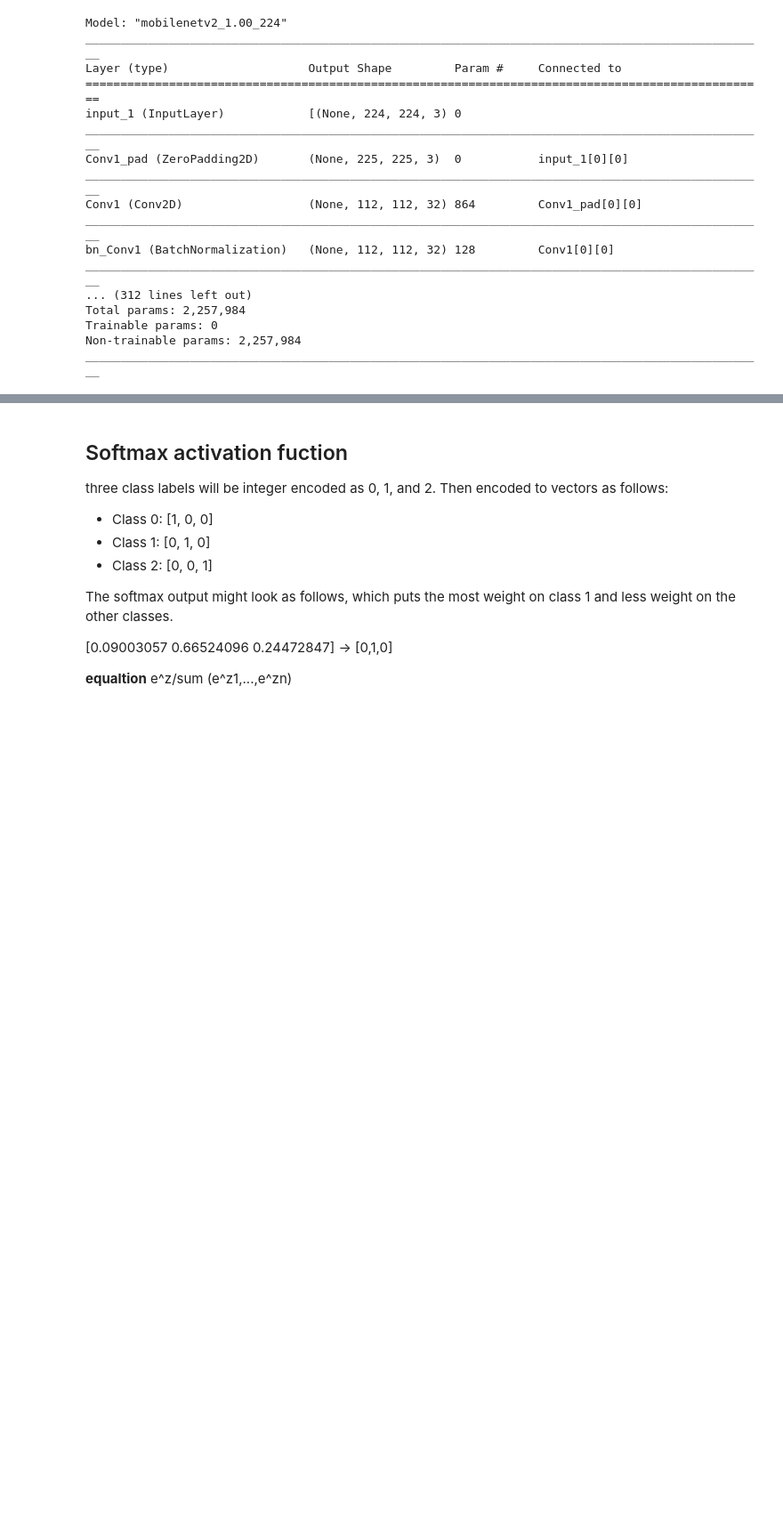
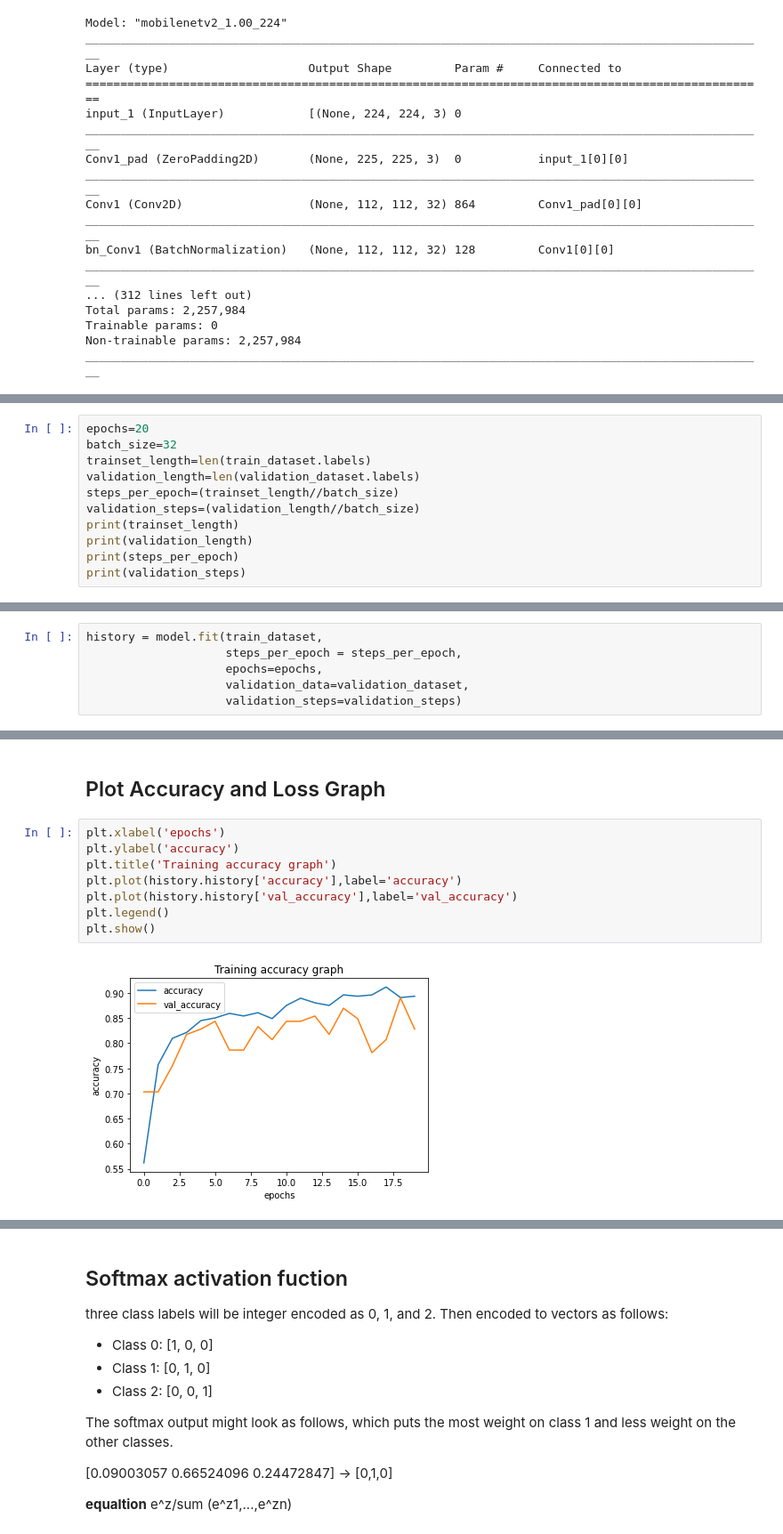
Before and after one commit to FaisalAhmedBijoy/A-Study-on-Building-Infrastructure-Recognition-Using-Deep-Learning-Methods, a Jupyter notebook: Transfer learning Mobile Net v2.ipynb, the cells around one changed output, grey strips where cells are left out. Shown at 89% size. Drawn from its saved outputs; the diff is of its cells as text; blank space fills up the shorter version.

Commit message:
Update Transfer learning Mobile Net v2.ipynb
Update epoch data augmentation accuracy

```diff
--- a/Transfer learning Mobile Net v2.ipynb
+++ b/Transfer learning Mobile Net v2.ipynb
@@ -326,0 +167,11 @@ model.layers
+# %%
+epochs=20
+batch_size=32
+trainset_length=len(train_dataset.labels)
+validation_length=len(validation_dataset.labels)
+steps_per_epoch=(trainset_length//batch_size)
+validation_steps=(validation_length//batch_size)
+print(trainset_length)
+print(validation_length)
+print(steps_per_epoch)
+print(validation_steps)
@@ -326,0 +183,6 @@ model.layers
+# %%
+history = model.fit(train_dataset,
+                    steps_per_epoch = steps_per_epoch,
+                    epochs=epochs,
+                    validation_data=validation_dataset,
+                    validation_steps=validation_steps)
@@ -326,0 +207,12 @@ model.layers
+# %% [markdown]
+## Plot Accuracy and Loss Graph
+# %%
+plt.xlabel('epochs')
+plt.ylabel('accuracy')
+plt.title('Training accuracy graph')
+plt.plot(history.history['accuracy'],label='accuracy')
+plt.plot(history.history['val_accuracy'],label='val_accuracy')
+plt.legend()
+plt.show()
+# %% [output]
+[figure, added]
```
Also changed, not shown: parts of 73 cells of this notebook.
